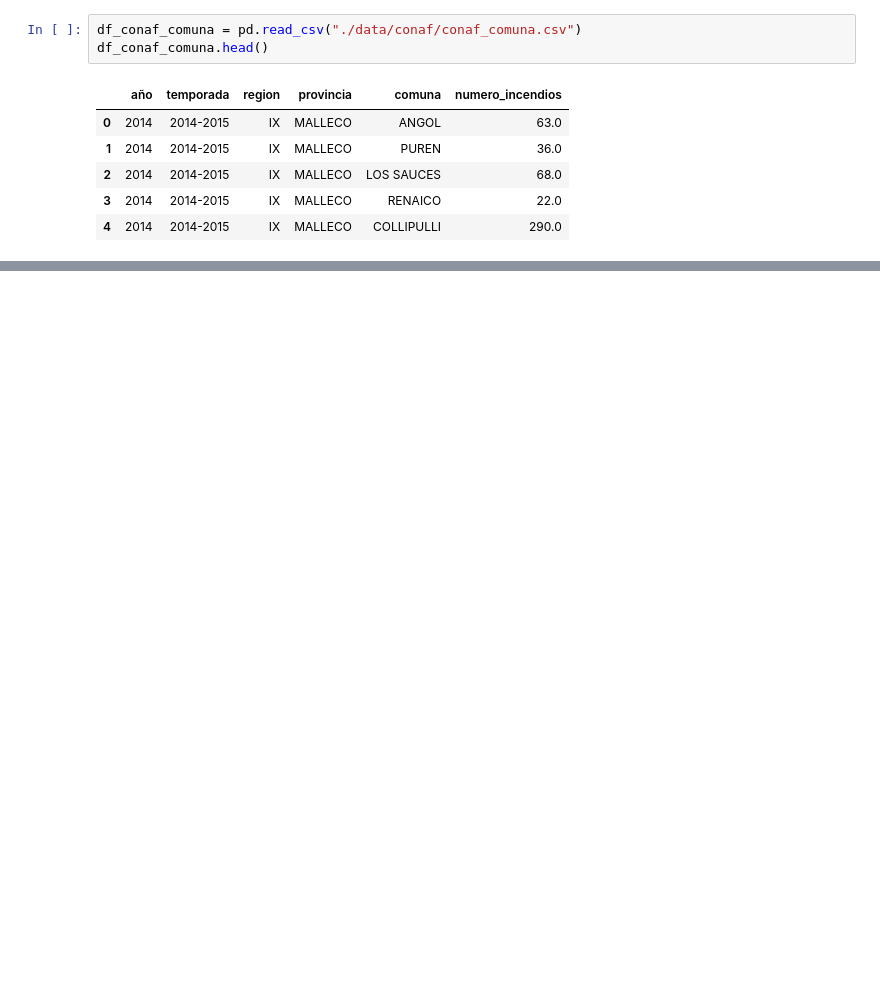
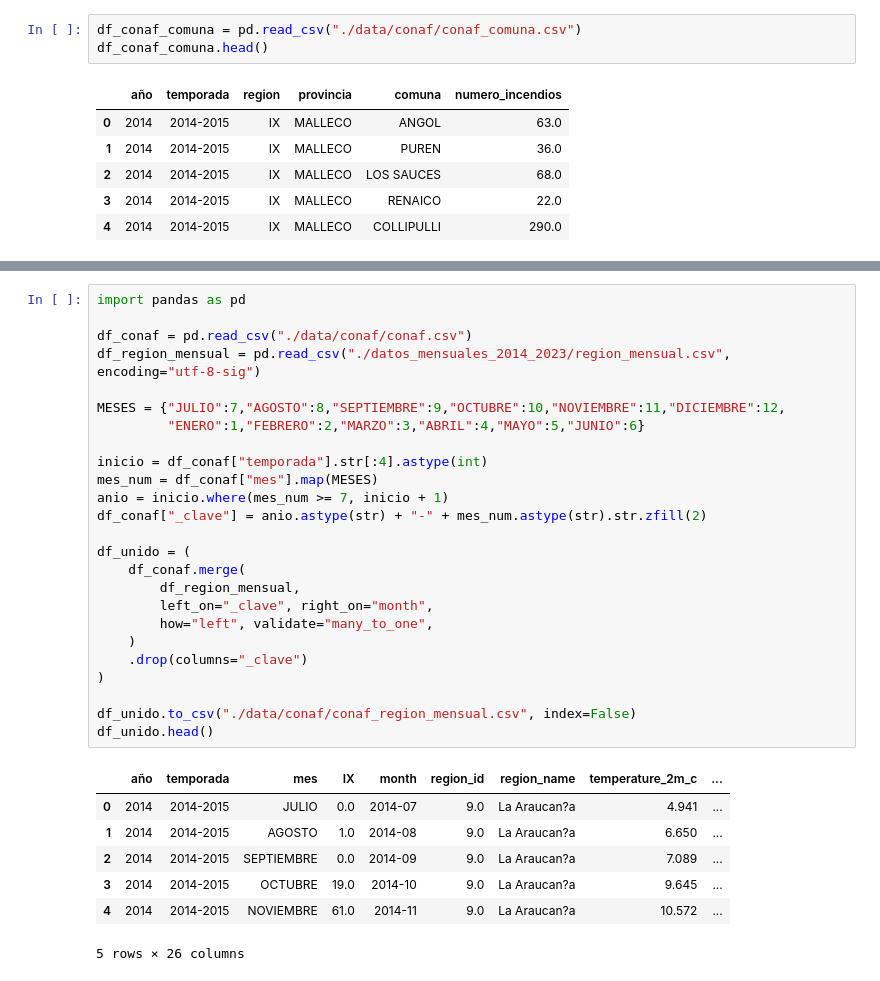
Before and after one commit to eziocard/DeHecho, a Jupyter notebook: main.ipynb, the cells around one changed output, grey strips where cells are left out. Cells and saved outputs as stored; diff of their text form; blank space fills up the shorter version.

Commit message:
se subio dataset conaf_nasa

```diff
--- a/main.ipynb
+++ b/main.ipynb
@@ -111,0 +148,33 @@ df_conaf_comuna.head()
+# %%
+import pandas as pd
+
+df_conaf = pd.read_csv("./data/conaf/conaf.csv")
+df_region_mensual = pd.read_csv("./datos_mensuales_2014_2023/region_mensual.csv", encoding="utf-8-sig")
+
+MESES = {"JULIO":7,"AGOSTO":8,"SEPTIEMBRE":9,"OCTUBRE":10,"NOVIEMBRE":11,"DICIEMBRE":12,
+         "ENERO":1,"FEBRERO":2,"MARZO":3,"ABRIL":4,"MAYO":5,"JUNIO":6}
+
+inicio = df_conaf["temporada"].str[:4].astype(int)
+mes_num = df_conaf["mes"].map(MESES)
+anio = inicio.where(mes_num >= 7, inicio + 1)
+df_conaf["_clave"] = anio.astype(str) + "-" + mes_num.astype(str).str.zfill(2)
+
+df_unido = (
+    df_conaf.merge(
+        df_region_mensual,
+        left_on="_clave", right_on="month",
+        how="left", validate="many_to_one",
+    )
+    .drop(columns="_clave")
+)
+
+df_unido.to_csv("./data/conaf/conaf_region_mensual.csv", index=False)
+df_unido.head()
+# %% [output]
+|  | año | temporada | mes | IX | month | region_id | region_name | temperature_2m_c | ... |
+| 0 | 2014 | 2014-2015 | JULIO | 0.0 | 2014-07 | 9.0 | La Araucan?a | 4.941 | ... |
+| 1 | 2014 | 2014-2015 | AGOSTO | 1.0 | 2014-08 | 9.0 | La Araucan?a | 6.650 | ... |
+| 2 | 2014 | 2014-2015 | SEPTIEMBRE | 0.0 | 2014-09 | 9.0 | La Araucan?a | 7.089 | ... |
+| 3 | 2014 | 2014-2015 | OCTUBRE | 19.0 | 2014-10 | 9.0 | La Araucan?a | 9.645 | ... |
+| 4 | 2014 | 2014-2015 | NOVIEMBRE | 61.0 | 2014-11 | 9.0 | La Araucan?a | 10.572 | ... |
+5 rows × 26 columns
```
Also changed, not shown: parts of 10 cells of this notebook, 3 other files.
